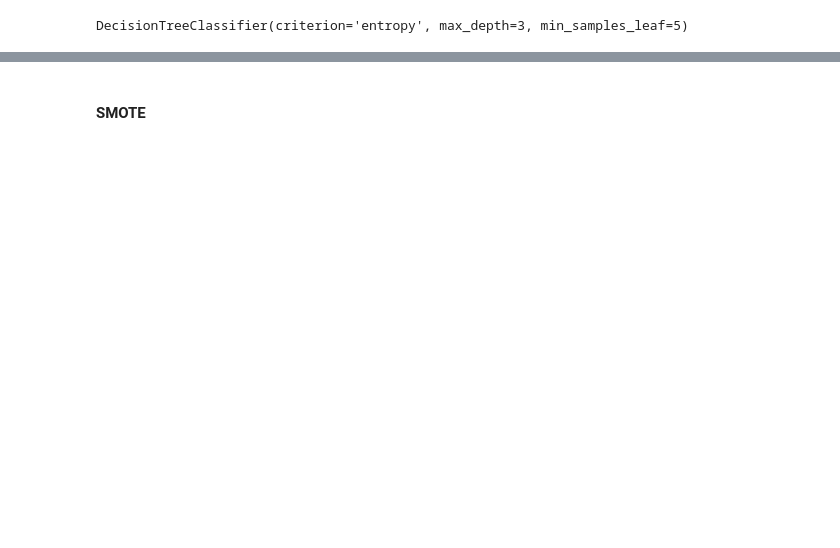
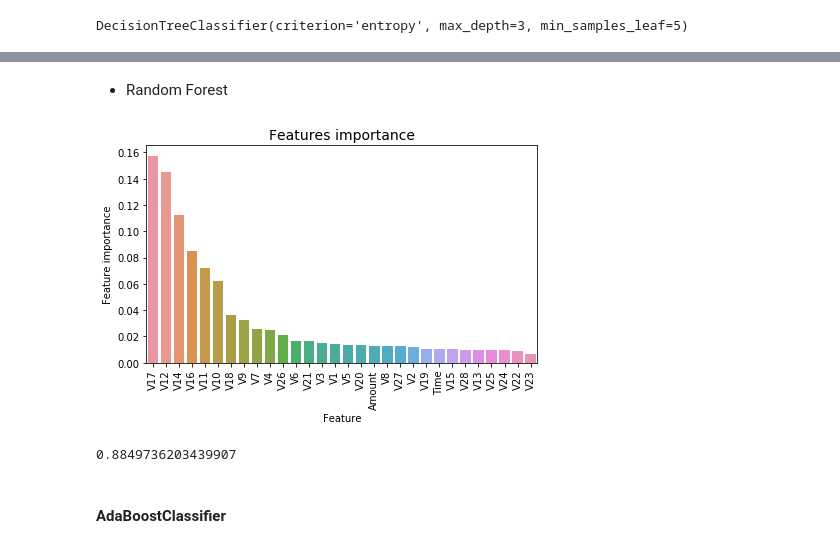
Before and after one commit to acharles7/data-science-notebooks, a Jupyter notebook: credit_card_fraud_detection.ipynb, the cells around one changed output, grey strips where cells are left out. Cells and saved outputs as stored; diff of their text form; code cells hidden in the pictures; blank space fills up the shorter version.

Commit message:
predictive models

```diff
--- a/credit_card_fraud_detection.ipynb
+++ b/credit_card_fraud_detection.ipynb
@@ -442,0 +475,47 @@ DecisionTree Classifier Cross Validation Score 92.84%
+# %%
+RFC_METRIC = 'gini'  #metric used for RandomForrestClassifier
+NUM_ESTIMATORS = 100 #number of estimators used for RandomForrestClassifier
+NO_JOBS = 4 #number of parallel jobs used for RandomForrestClassifier
+
+
+#TRAIN/VALIDATION/TEST SPLIT
+#VALIDATION
+VALID_SIZE = 0.20 # simple validation using train_test_split
+TEST_SIZE = 0.20 # test size using_train_test_split
+
+RANDOM_STATE = 2018
+
+MAX_ROUNDS = 1000 #lgb iterations
+EARLY_STOP = 50 #lgb early stop
+OPT_ROUNDS = 1000  #To be adjusted based on best validation rounds
+VERBOSE_EVAL = 50 #Print out metric result
+# %%
+df = pd.read_csv('../data/credit_card/creditcard.csv')
+target = 'Class'
+predictors = ['Time', 'V1', 'V2', 'V3', 'V4', 'V5', 'V6', 'V7', 'V8', 'V9', 'V10',\
+       'V11', 'V12', 'V13', 'V14', 'V15', 'V16', 'V17', 'V18', 'V19',\
+       'V20', 'V21', 'V22', 'V23', 'V24', 'V25', 'V26', 'V27', 'V28',\
+       'Amount']
+# %%
+train_df, test_df = train_test_split(df, test_size=TEST_SIZE, random_state=RANDOM_STATE, shuffle=True )
+train_df, valid_df = train_test_split(df, test_size=VALID_SIZE, random_state=RANDOM_STATE, shuffle=True )
+# %% [markdown]
+* Random Forest
+# %%
+clf = RandomForestClassifier(n_jobs=NO_JOBS,
+                             random_state=RANDOM_STATE,
+                             criterion=RFC_METRIC,
+                             n_estimators=NUM_ESTIMATORS,
+                             verbose=False)
+clf.fit(train_df[predictors], train_df[target].values)
+preds = clf.predict(valid_df[predictors])
+# %%
+tmp = pd.DataFrame({'Feature': predictors, 'Feature importance': clf.feature_importances_})
+tmp = tmp.sort_values(by='Feature importance',ascending=False)
+plt.figure(figsize = (7,4))
+plt.title('Features importance',fontsize=14)
+s = sns.barplot(x='Feature',y='Feature importance',data=tmp)
+s.set_xticklabels(s.get_xticklabels(),rotation=90)
+plt.show()
+# %% [output]
+[figure, added]
@@ -443,2 +525,6 @@ DecisionTree Classifier Cross Validation Score 92.84%
+# %%
+roc_auc_score(valid_df[target].values, preds)
+# %% [output]
+0.8849736203439907
 # %% [markdown]
-#### SMOTE
+#### AdaBoostClassifier
```
Also changed, not shown: parts of 29 cells of this notebook.
